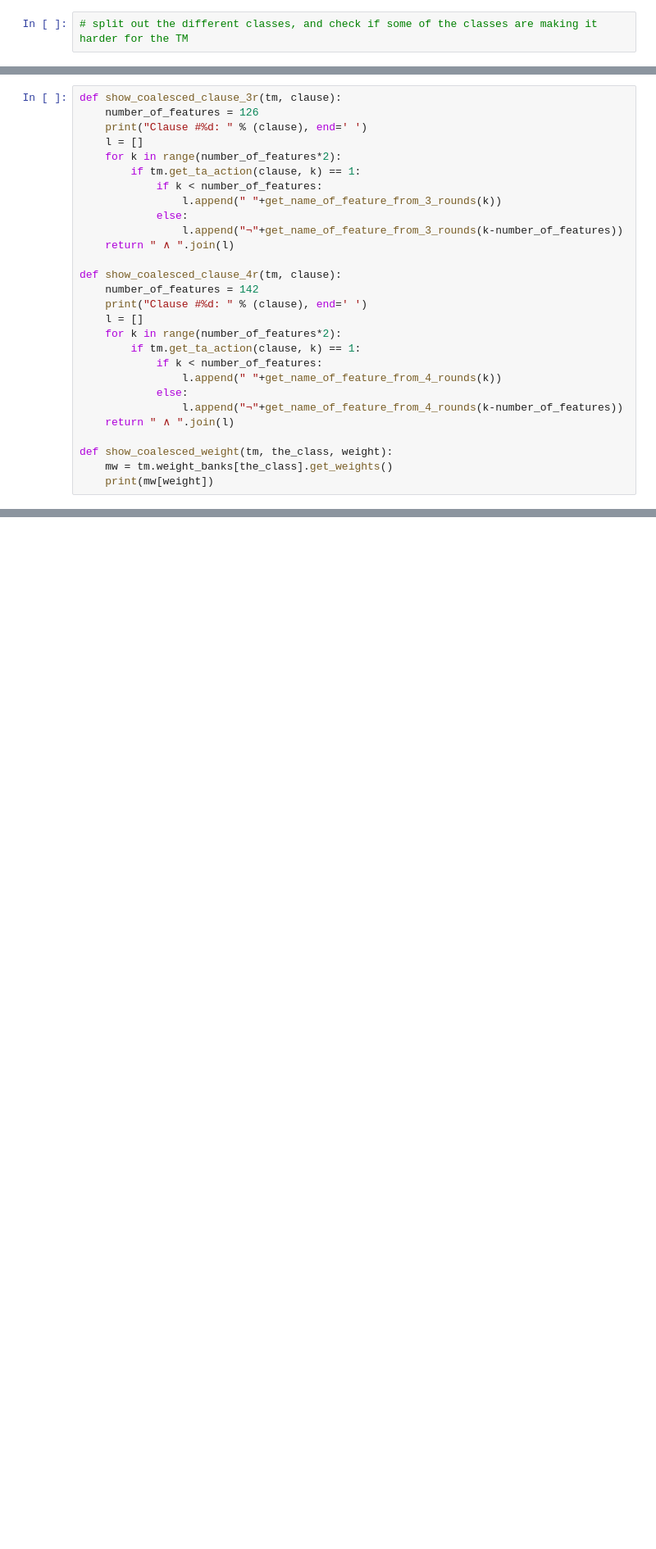
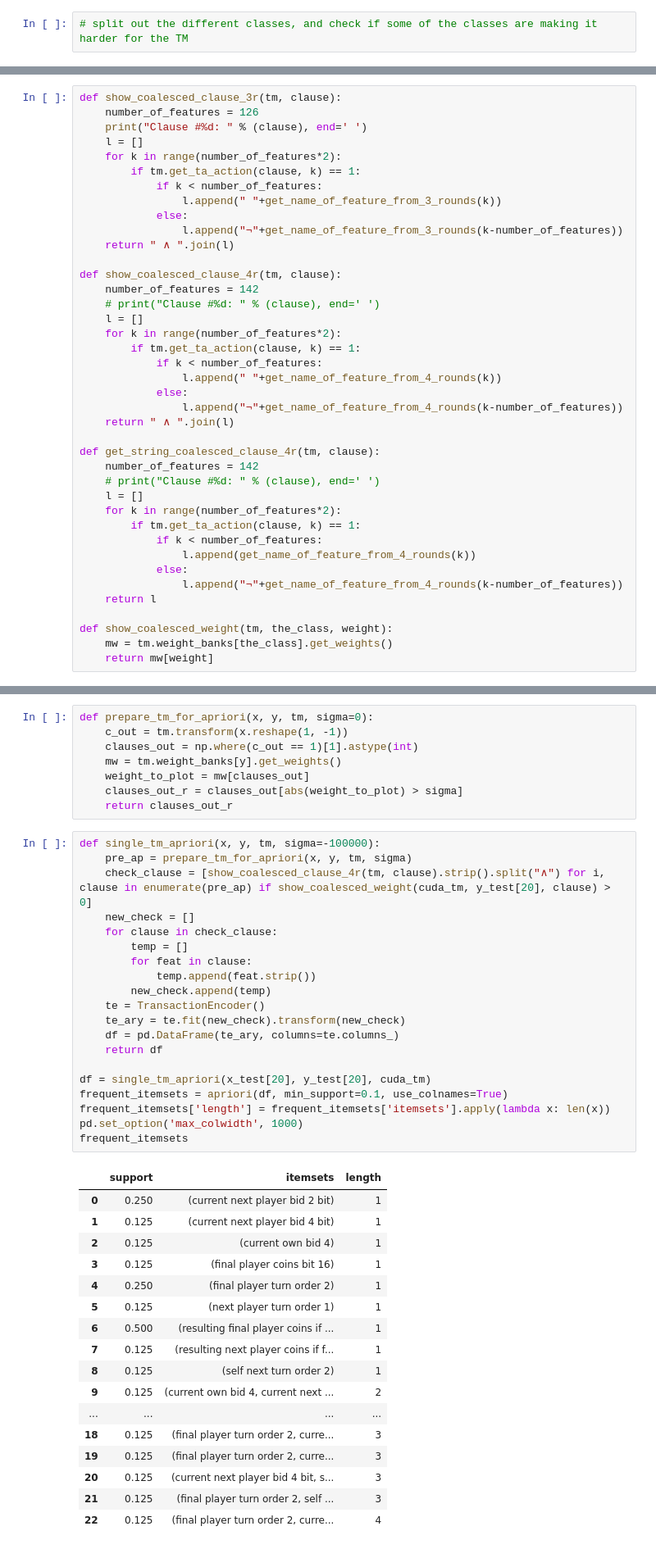
Before and after one commit to JoarVarpe/pet_for_sale, a Jupyter notebook: petting_examples/notebooks/coalesced_exploration.ipynb, the cells around one changed output, grey strips where cells are left out. Shown at 82% size. Drawn from its saved outputs; the diff is of its cells as text; blank space fills up the shorter version.

Commit message:
add new checkpoint for notebooks

```diff
--- a/petting_examples/notebooks/coalesced_exploration.ipynb
+++ b/petting_examples/notebooks/coalesced_exploration.ipynb
@@ -309,7 +396,7 @@ def show_coalesced_clause_3r(tm, clause):
 
 def show_coalesced_clause_4r(tm, clause):
     number_of_features = 142
-    print("Clause #%d: " % (clause), end=' ')
+    # print("Clause #%d: " % (clause), end=' ')
     l = []
     for k in range(number_of_features*2):
         if tm.get_ta_action(clause, k) == 1:
@@ -319,9 +406,21 @@ def show_coalesced_clause_4r(tm, clause):
                 l.append("¬"+get_name_of_feature_from_4_rounds(k-number_of_features))
     return " ∧ ".join(l)
 
+def get_string_coalesced_clause_4r(tm, clause):
+    number_of_features = 142
+    # print("Clause #%d: " % (clause), end=' ')
+    l = []
+    for k in range(number_of_features*2):
+        if tm.get_ta_action(clause, k) == 1:
+            if k < number_of_features:
+                l.append(get_name_of_feature_from_4_rounds(k))
+            else:
+                l.append("¬"+get_name_of_feature_from_4_rounds(k-number_of_features))
+    return l
+
 def show_coalesced_weight(tm, the_class, weight):
     mw = tm.weight_banks[the_class].get_weights()
-    print(mw[weight])
+    return mw[weight]
 # %%
 def show_activated_clauses_location(tm, x):
     c_out = tm.transform(x.reshape(1, -1))
@@ -377,0 +472,46 @@ Clause #55:  6 weight, rule:  current next player bid 8
+# %%
+def prepare_tm_for_apriori(x, y, tm, sigma=0):
+    c_out = tm.transform(x.reshape(1, -1))
+    clauses_out = np.where(c_out == 1)[1].astype(int)
+    mw = tm.weight_banks[y].get_weights()
+    weight_to_plot = mw[clauses_out]
+    clauses_out_r = clauses_out[abs(weight_to_plot) > sigma]
+    return clauses_out_r
+# %%
+def single_tm_apriori(x, y, tm, sigma=-100000):
+    pre_ap = prepare_tm_for_apriori(x, y, tm, sigma)
+    check_clause = [show_coalesced_clause_4r(tm, clause).strip().split("∧") for i, clause in enumerate(pre_ap) if show_coalesced_weight(cuda_tm, y_test[20], clause) > 0]
+    new_check = []
+    for clause in check_clause:
+        temp = []
+        for feat in clause:
+            temp.append(feat.strip())
+        new_check.append(temp)
+    te = TransactionEncoder()
+    te_ary = te.fit(new_check).transform(new_check)
+    df = pd.DataFrame(te_ary, columns=te.columns_)
+    return df
+
+df = single_tm_apriori(x_test[20], y_test[20], cuda_tm)
+frequent_itemsets = apriori(df, min_support=0.1, use_colnames=True)
+frequent_itemsets['length'] = frequent_itemsets['itemsets'].apply(lambda x: len(x))
+pd.set_option('max_colwidth', 1000)
+frequent_itemsets
+# %% [output]
+|  | support | itemsets | length |
+| 0 | 0.250 | (current next player bid 2 bit) | 1 |
+| 1 | 0.125 | (current next player bid 4 bit) | 1 |
+| 2 | 0.125 | (current own bid 4) | 1 |
+| 3 | 0.125 | (final player coins bit 16) | 1 |
+| 4 | 0.250 | (final player turn order 2) | 1 |
+| 5 | 0.125 | (next player turn order 1) | 1 |
+| 6 | 0.500 | (resulting final player coins if ... | 1 |
+| 7 | 0.125 | (resulting next player coins if f... | 1 |
+| 8 | 0.125 | (self next turn order 2) | 1 |
+| 9 | 0.125 | (current own bid 4, current next ... | 2 |
+| ... | ... | ... | ... |
+| 18 | 0.125 | (final player turn order 2, curre... | 3 |
+| 19 | 0.125 | (final player turn order 2, curre... | 3 |
+| 20 | 0.125 | (current next player bid 4 bit, s... | 3 |
+| 21 | 0.125 | (final player turn order 2, self ... | 3 |
+| 22 | 0.125 | (final player turn order 2, curre... | 4 |
```
Also changed, not shown: parts of 20 cells of this notebook, 38 other files.
